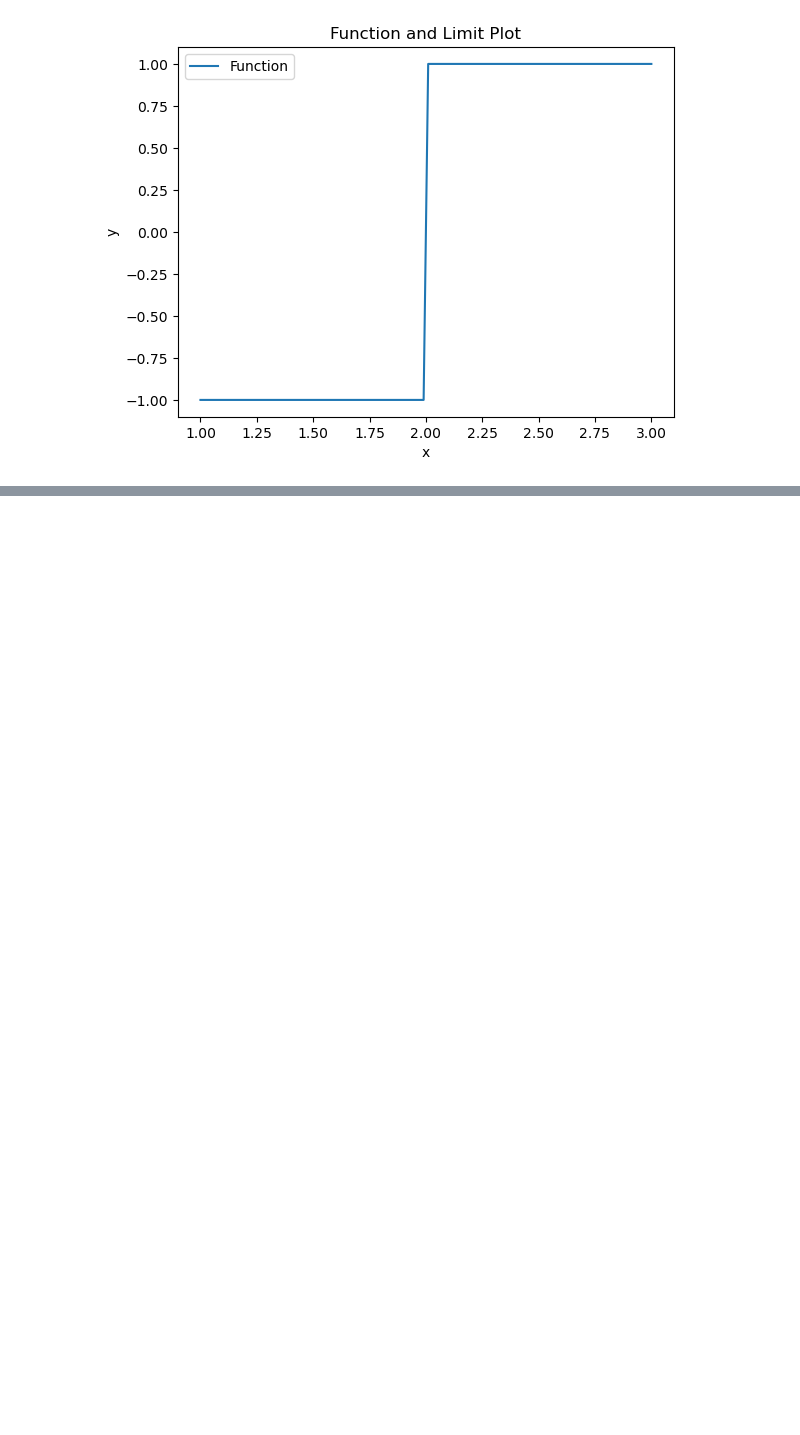
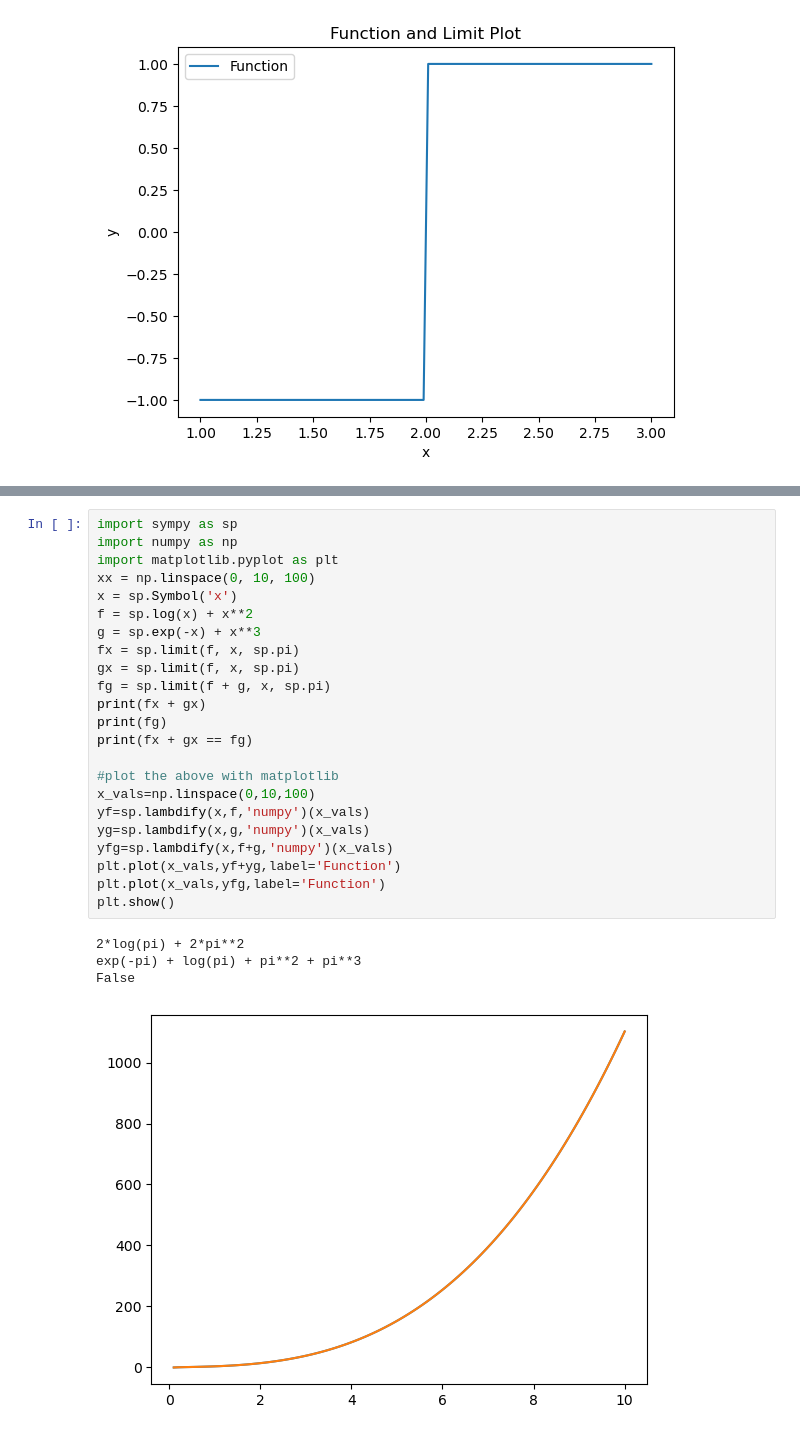
Before and after one commit to matansharon/Calculas, a Jupyter notebook: Section4.ipynb, the cells around one changed output, grey strips where cells are left out. Drawn from its saved outputs; the diff is of its cells as text; blank space fills up the shorter version.

```diff
--- a/Section4.ipynb
+++ b/Section4.ipynb
@@ -349,0 +387,28 @@ plt.show()
+# %%
+import sympy as sp
+import numpy as np
+import matplotlib.pyplot as plt
+xx = np.linspace(0, 10, 100)
+x = sp.Symbol('x')
+f = sp.log(x) + x**2
+g = sp.exp(-x) + x**3
+fx = sp.limit(f, x, sp.pi)
+gx = sp.limit(f, x, sp.pi)
+fg = sp.limit(f + g, x, sp.pi)
+print(fx + gx)
+print(fg)
+print(fx + gx == fg)
+
+#plot the above with matplotlib
+x_vals=np.linspace(0,10,100)
+yf=sp.lambdify(x,f,'numpy')(x_vals)
+yg=sp.lambdify(x,g,'numpy')(x_vals)
+yfg=sp.lambdify(x,f+g,'numpy')(x_vals)
+plt.plot(x_vals,yf+yg,label='Function')
+plt.plot(x_vals,yfg,label='Function')
+plt.show()
+# %% [output]
+2*log(pi) + 2*pi**2
+exp(-pi) + log(pi) + pi**2 + pi**3
+False
+[figure, added]
```
Also changed, not shown: parts of 3 cells of this notebook.
